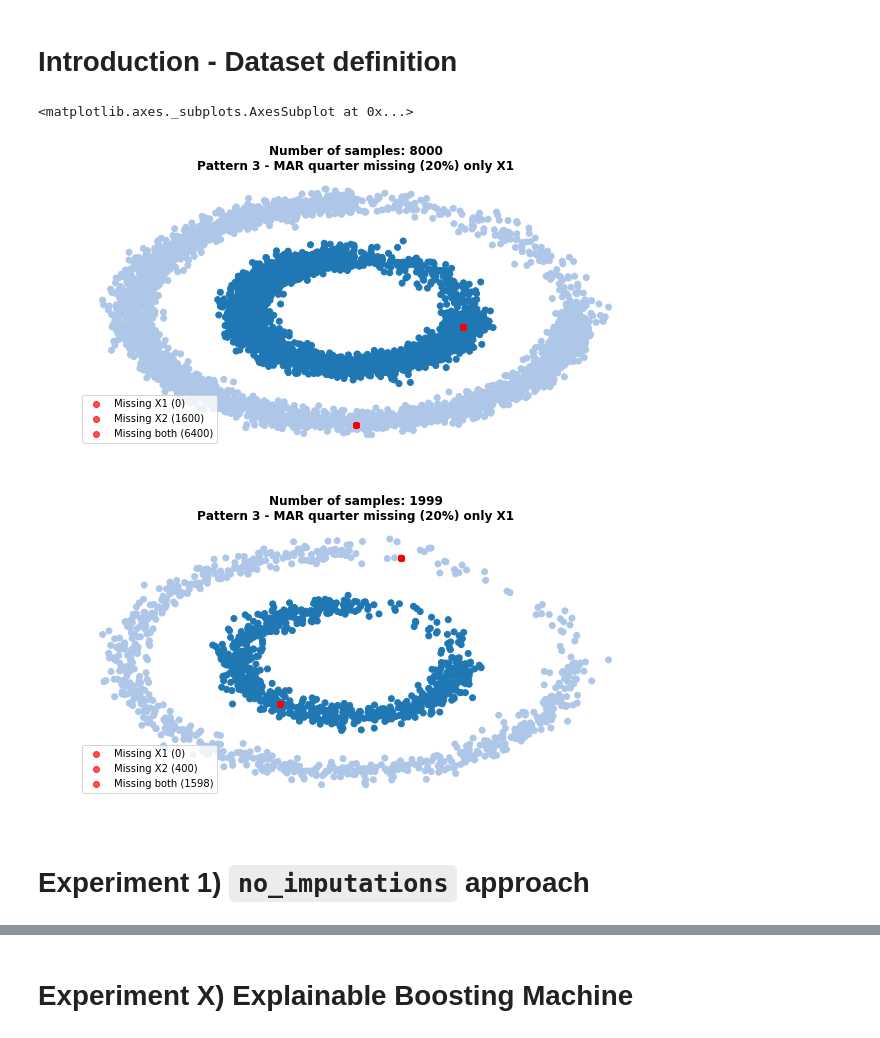
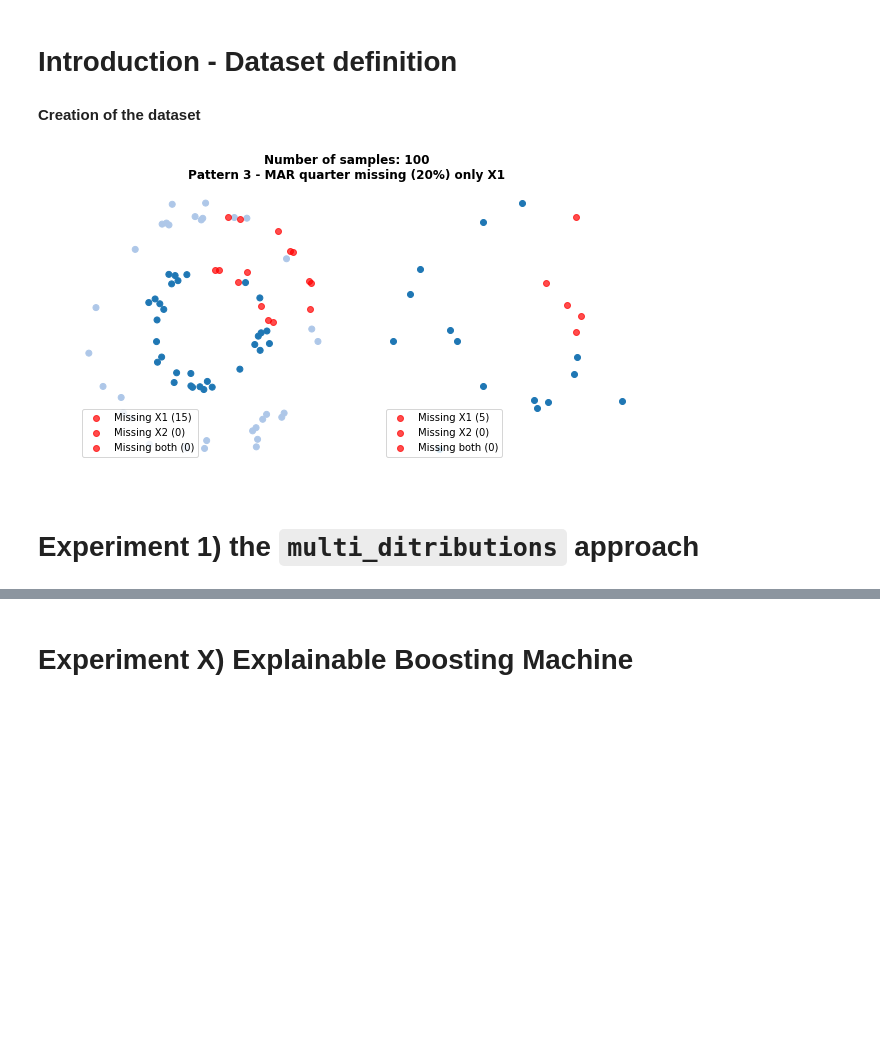
Before and after one commit to matiasdm/notes_on_stats, a Jupyter notebook: doc/notebooks/3_benchmarking.ipynb, the cells around one changed output, grey strips where cells are left out. Saved outputs shown, nothing was run; the diff lists cells and outputs as text; code cells hidden in the pictures; blank space fills up the shorter version.

Commit message:
Add NAM and is able to do experiment planning

```diff
--- a/doc/notebooks/3_benchmarking.ipynb
+++ b/doc/notebooks/3_benchmarking.ipynb
@@ -63,42 +90,36 @@ imbalance_ratio = IMBALANCE_RATIO
 # Missingness default parameters
 missingness_pattern = MISSINGNESS_PATTERN
 ratio_of_missing_values = RATIO_OF_MISSING_VALUES
-
+ratio_missing_per_class = RATIO_MISSING_PER_CLASS
 # pdf estimation default parameters
 resolution = RESOLUTION
 bandwidth = BANDWIDTH
 
 # Classification default parameters
 proportion_train = PROPORTION_TRAIN
+missing_data_handling = MISSING_DATA_HANDLING
+imputation_method = DEFAULT_IMPUTATION_METHOD
 
 # VERBOSITY
 verbosity=0
-
-
-
-dataset_train = DatasetGenerator(dataset_name=dataset_name,
-                                purpose='train',
-                                num_samples=int(proportion_train*num_samples),
-                                imbalance_ratio=imbalance_ratio,
-                                verbosity=verbosity)
-
-dataset_test = DatasetGenerator(dataset_name=dataset_name,
-                                purpose='test',
-                                num_samples=int((1-proportion_train)*num_samples),
-                                imbalance_ratio=imbalance_ratio,
-                                verbosity=verbosity)
-
-
-# Creation of the missingness
-dataset_train.generate_missing_coordinates(missingness_pattern=missingness_pattern, verbosity=verbosity)
-dataset_test.generate_missing_coordinates(missingness_pattern=missingness_pattern, verbosity=verbosity)
-
-dataset_train.plot(title=True)
-dataset_test.plot(title=True)
-# %% [output]
-<matplotlib.axes._subplots.AxesSubplot at 0x...>
-[figure, removed]
-[figure, removed]
+# %% [markdown]
+**Creation of the dataset**
+# %%
+dataset = DatasetGenerator(dataset_name=dataset_name,
+                            num_samples=num_samples,
+                            imbalance_ratio=imbalance_ratio,
+                            missing_data_handling=missing_data_handling,
+                            imputation_method=imputation_method,
+                            verbosity=verbosity)
+
+# Creation of the missingness
+dataset.generate_missing_coordinates(missingness_pattern=missingness_pattern, ratio_of_missing_values=ratio_of_missing_values, ratio_missing_per_class=ratio_missing_per_class)
+
+dataset.split_test_train()
+
+_ = dataset.plot(title=True)
+# %% [output]
+[figure, added]
 # %% [markdown]
-# Experiment 1) `no_imputations` approach
+# Experiment 1) the `multi_ditributions` approach
 # %%
```
Also changed, not shown: parts of 29 cells of this notebook, 16 other files.
